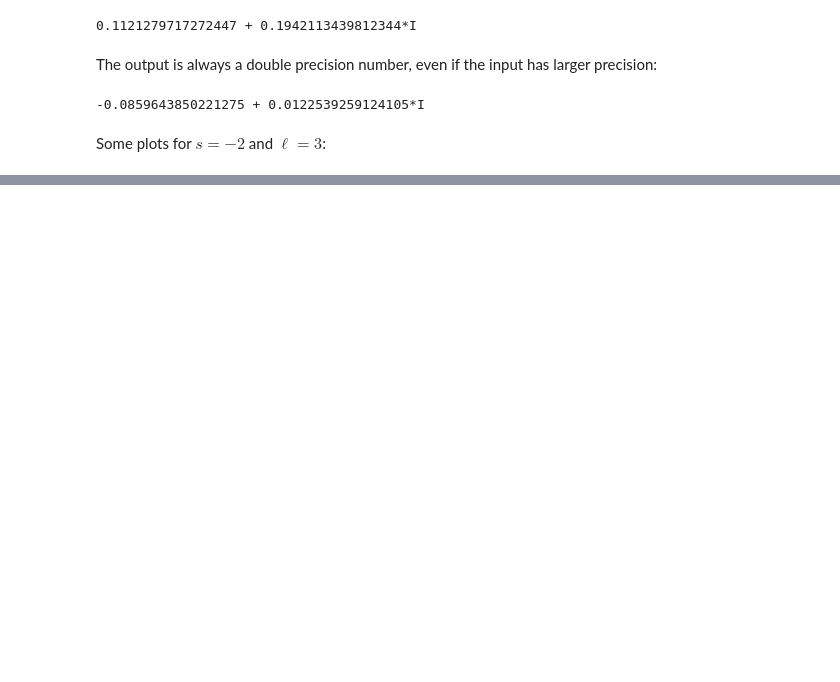
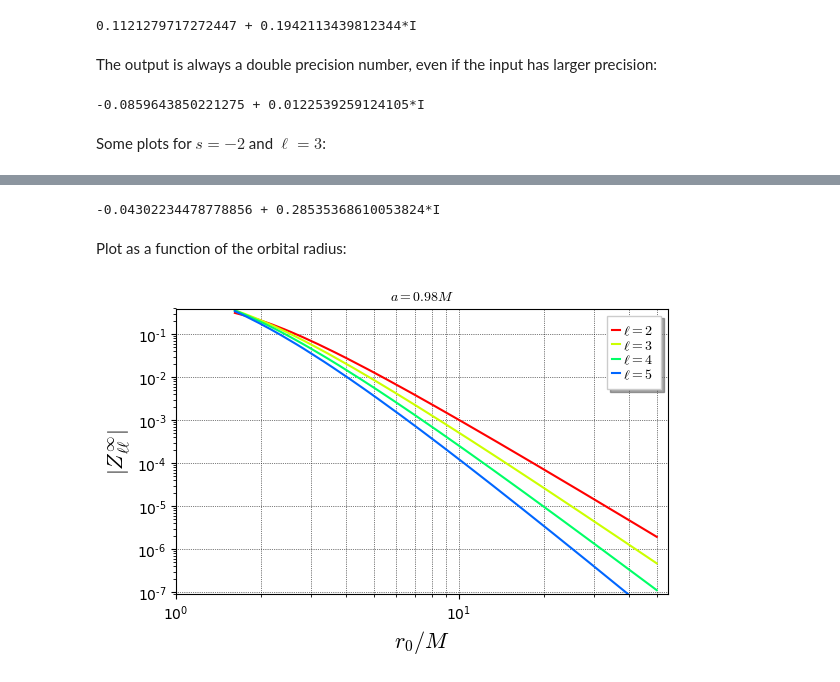
Before and after one commit to BlackHolePerturbationToolkit/kerrgeodesic_gw, a Jupyter notebook: Notebooks/basic_kerrgeodesic_gw.ipynb, the cells around one changed output, grey strips where cells are left out. Cells and saved outputs as stored; diff of their text form; code cells hidden in the pictures; blank space fills up the shorter version.

```diff
--- a/Notebooks/basic_kerrgeodesic_gw.ipynb
+++ b/Notebooks/basic_kerrgeodesic_gw.ipynb
@@ -93,0 +105,26 @@ for m in [0..3]:
+# %%
+a = 0.98
+l, m = 2, 2
+r0 = 1.7
+Zinf(a, l, m, r0)
+# %% [output]
+-0.04302234478778856 + 0.28535368610053824*I
+# %% [markdown]
+Plot as a function of the orbital radius:
+# %%
+from kerrgeodesic_gw import KerrBH
+rmin = KerrBH(a).isco_radius()
+rmax = 50.
+graph = Graphics()
+for l in range(2, 6):
+    legend_label = r"$\ell = {}$".format(l)
+    graph += plot_loglog(lambda r: abs(Zinf(a, l, l, r)),
+                         (r, rmin, rmax), thickness=1.5,
+                         color = hue((l-2)/5), legend_label=legend_label,
+                         gridlines=('minor', 'major'), frame=True, axes=False,
+                         axes_labels=[r"$r_0/M$",
+                                      r"$\left|Z^\infty_{\ell\ell}\right|$"],
+                         title=r"$a={}M$".format(float(a)), ymin=1e-7)
+graph
+# %% [output]
+[figure, added]
```
Also changed, not shown: parts of 10 cells of this notebook.
